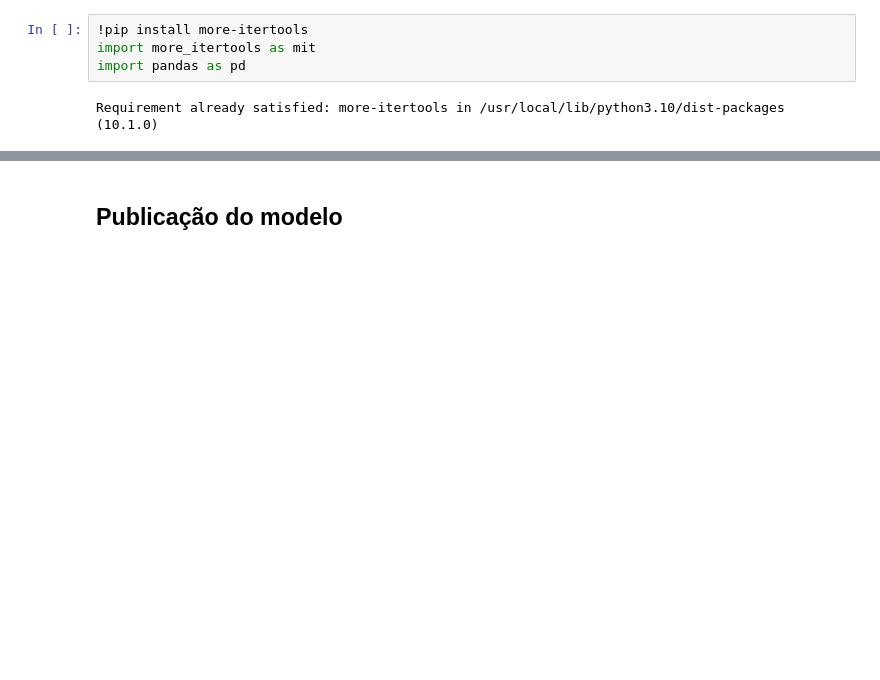
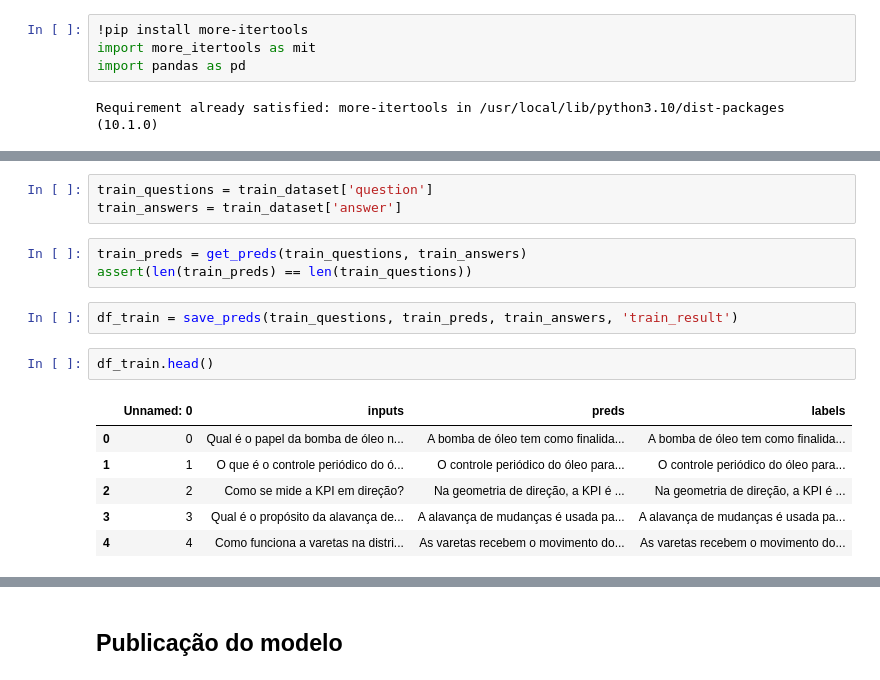
Before and after one commit to EdmilsonSantana/auto-qa-gen, a Jupyter notebook: notebooks/PTT5_Fine_Tuning.ipynb, the cells around one changed output, grey strips where cells are left out. Saved outputs shown, nothing was run; the diff lists cells and outputs as text; blank space fills up the shorter version.

```diff
--- a/notebooks/PTT5_Fine_Tuning.ipynb
+++ b/notebooks/PTT5_Fine_Tuning.ipynb
@@ -238,0 +367,17 @@ calculate_rogue(preds, labels)
+# %%
+train_questions = train_dataset['question']
+train_answers = train_dataset['answer']
+# %%
+train_preds = get_preds(train_questions, train_answers)
+assert(len(train_preds) == len(train_questions))
+# %%
+df_train = save_preds(train_questions, train_preds, train_answers, 'train_result')
+# %%
+df_train.head()
+# %% [output]
+|  | Unnamed: 0 | inputs | preds | labels |
+| 0 | 0 | Qual é o papel da bomba de óleo n... | A bomba de óleo tem como finalida... | A bomba de óleo tem como finalida... |
+| 1 | 1 | O que é o controle periódico do ó... | O controle periódico do óleo para... | O controle periódico do óleo para... |
+| 2 | 2 | Como se mide a KPI em direção? | Na geometria de direção, a KPI é ... | Na geometria de direção, a KPI é ... |
+| 3 | 3 | Qual é o propósito da alavança de... | A alavança de mudanças é usada pa... | A alavança de mudanças é usada pa... |
+| 4 | 4 | Como funciona a varetas na distri... | As varetas recebem o movimento do... | As varetas recebem o movimento do... |
```
Also changed, not shown: parts of 53 cells of this notebook.
